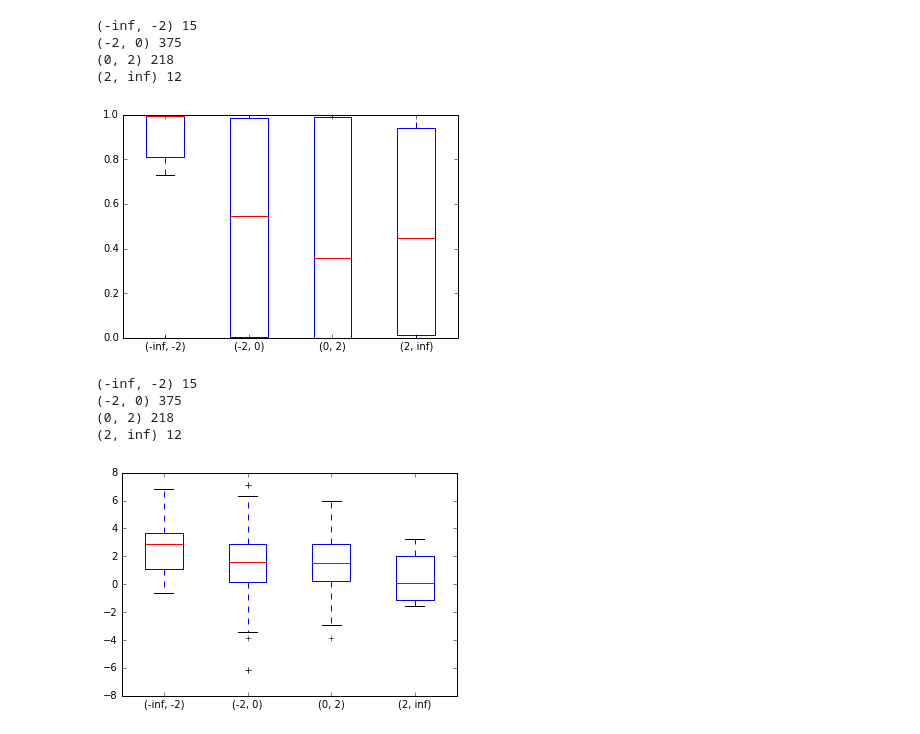
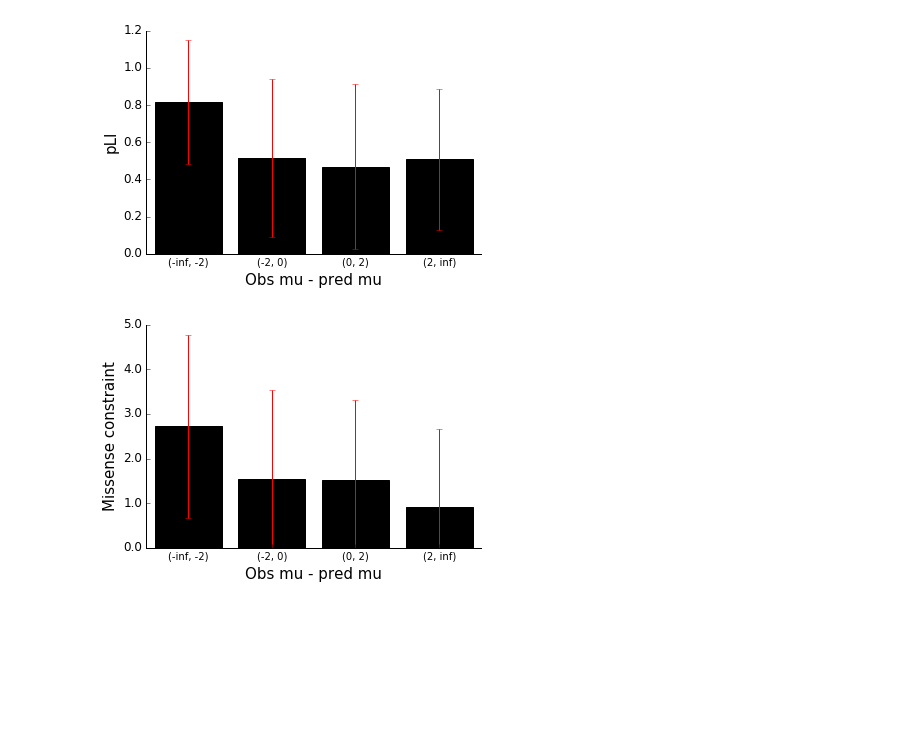
Before and after one commit to gymreklab/str-constraint, a Jupyter notebook: strsets/notebooks/STRSet_Constraint.ipynb, the cells around one changed output. Saved outputs shown, nothing was run; the diff lists cells and outputs as text; code cells hidden in the pictures; blank space fills up the shorter version.

```diff
--- a/strsets/notebooks/STRSet_Constraint.ipynb
+++ b/strsets/notebooks/STRSet_Constraint.ipynb
@@ -18,6 +18,6 @@ DATAPATH = "../data"
 zscores = pd.read_csv(os.path.join(DATAPATH, "autosomal_perlocus_zscores.bed"), sep="\t")
 zscores["diff"] = zscores["ml_mu"]-zscores["pred_mu"]
 zscores["length"] = zscores["end"]-zscores["start"]+1
-#zscores = zscores[zscores["ml_mu_se"]!=0]
+zscores = zscores[zscores["ml_mu_se"]!=0]
 # %% [output]
 Populating the interactive namespace from numpy and matplotlib
@@ -25,14 +25 @@ WARNING: pylab import has clobbered these variables: ['box', 'random']
 `%matplotlib` prevents importing * from pylab and numpy
-# %%
-# Unscale standard errors, recalc zscores
-"""
-def GetZScore(x):
-    num = x["ml_mu"]-x["pred_mu"]
-    #denom = np.sqrt(x["ml_mu_se_recalc"]**2/2 + x["predmu_se"]**2/2)
-    denom = x["predmu_se"]*100
-    return num/denom
-
-GAMMA = 1.2
-zscores["ml_mu_se_recalc"] = zscores.apply(lambda x: x["ml_mu_se"]/GAMMA/abs(x["ml_mu"]), 1)
-zscores["zscore"] = zscores.apply(GetZScore, 1)
-"""
@@ -114,42 +149,55 @@ ax.get_yaxis().tick_left();
 # %%
 # Check out pLI scores
 pLI = pd.read_csv(os.path.join(DATAPATH, "lobSTR_pLI_scores_coding.bed"), sep="\t", names=["chrom","start","end","pLI"])
 pLI = pd.merge(pLI, zscores, on=["chrom","start","end"]).drop_duplicates()
 scores = []
 bins = [(-1*np.inf, -2), (-2, 0), (0, 2), (2, np.inf)]
+col="diff"
+#bins = [(-2,-1),(-1,0),(0,1)]
+#col = "zscore"
 for b in bins:
-    d = pLI[(pLI["diff"]>=b[0]) & (pLI["diff"]<b[1]) & (pLI["ml_mu_se"]>0)]
-    print b, d.shape[0]
+    d = pLI[(pLI[col]>=b[0]) & (pLI[col]<b[1]) & (pLI["ml_mu_se"]>0)]
     scores.append(list(d["pLI"]))
 
 fig = plt.figure()
 ax = fig.add_subplot(111)
-ax.boxplot(scores);
-ax.set_xticklabels(bins);
+ax.bar(range(len(scores)), map(lambda x: np.mean(x), scores), align="center", tick_label=bins, \
+       color="black", ecolor="red",
+      yerr=map(lambda x: np.sqrt(np.var(x)), scores));
+ax.spines["top"].set_visible(False);
+ax.spines["right"].set_visible(False);
+ax.get_xaxis().tick_bottom();
+ax.get_yaxis().tick_left();
+ax.set_xlabel("Obs mu - pred mu", size=15)
+ax.set_ylabel("pLI", size=15)
+ax.set_yticklabels(ax.get_yticks(), size=12);
 # %% [output]
-(-inf, -2) 15
-(-2, 0) 375
-(0, 2) 218
-(2, inf) 12
-[figure, old version]
+[figure, new version]
 # %%
 # Check out missense constraint scores
 ms = pd.read_csv(os.path.join(DATAPATH, "lobSTR_missense_scores_coding.bed"), sep="\t", names=["chrom","start","end","ms"])
 ms = pd.merge(ms, zscores, on=["chrom","start","end"]).drop_duplicates()
 scores = []
 bins = [(-1*np.inf, -2), (-2, 0), (0, 2), (2, np.inf)]
+col="diff"
+#bins = [(-2,-1),(-1,0),(0,1)]
+#col = "zscore"
 for b in bins:
-    d = ms[(ms["diff"]>=b[0]) & (ms["diff"]<b[1])& (ms["ml_mu_se"]>0)]
-    print b, d.shape[0]
+    d = ms[(ms[col]>=b[0]) & (ms[col]<b[1])& (ms["ml_mu_se"]>0)]
     scores.append(list(d["ms"]))
 
 fig = plt.figure()
 ax = fig.add_subplot(111)
-ax.boxplot(scores);
-ax.set_xticklabels(bins);
+ax.bar(range(len(scores)), map(lambda x: np.mean(x), scores), align="center", tick_label=bins, \
+       color="black", ecolor="red",
+      yerr=map(lambda x: np.sqrt(np.var(x)), scores));
+ax.set_ylim(bottom=0, top=5);
+ax.spines["top"].set_visible(False);
+ax.spines["right"].set_visible(False);
+ax.get_xaxis().tick_bottom();
+ax.get_yaxis().tick_left();
+ax.set_xlabel("Obs mu - pred mu", size=15)
+ax.set_ylabel("Missense constraint", size=15)
+ax.set_yticklabels(ax.get_yticks(), size=12);
 # %% [output]
-(-inf, -2) 15
-(-2, 0) 375
-(0, 2) 218
-(2, inf) 12
-[figure, old version]
+[figure, new version]
```
Also changed, not shown: parts of 13 cells of this notebook, 1 other file.
